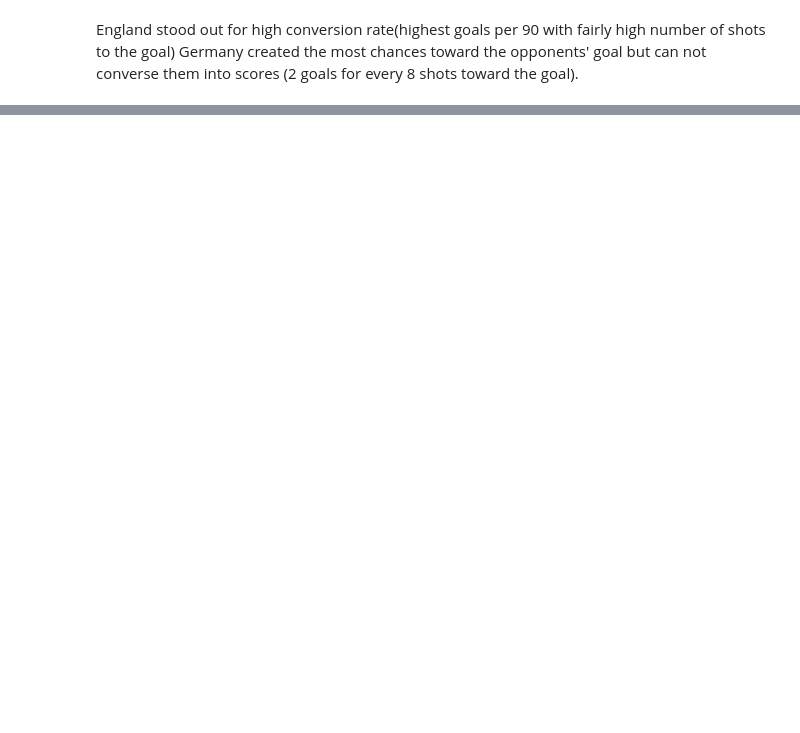
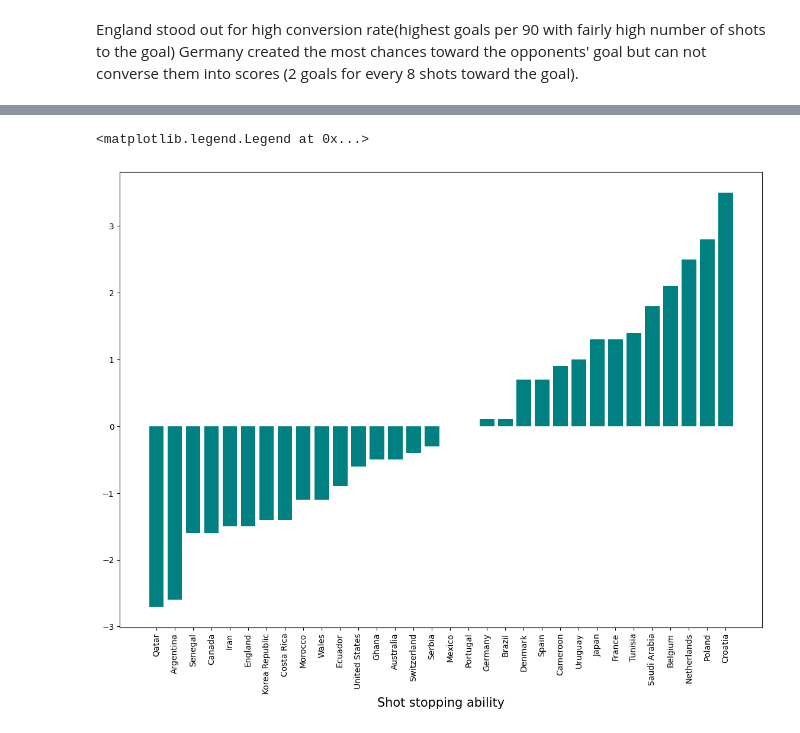
Before and after one commit to RayNguyent/World_Cup_2022, a Jupyter notebook: report.ipynb, the cells around one changed output, grey strips where cells are left out. Drawn from its saved outputs; the diff is of its cells as text; code cells hidden in the pictures; blank space fills up the shorter version.

```diff
--- a/report.ipynb
+++ b/report.ipynb
@@ -217,0 +220,3 @@ J4F
+# %%
+team['shot-stopping_ability'] = team['gk_psxg'] - team['on_goals_against']
+team['shot-stopping_ability']
@@ -217,0 +248,12 @@ J4F
+# %%
+
+plt.figure(figsize=(14,10))
+
+barplot = plt.bar(data=team.sort_values('shot-stopping_ability'),height='shot-stopping_ability',x='team',color='teal')
+plt.xticks(rotation = 90)
+plt.xlabel('Shot stopping ability',loc = 'center',size = 15)
+
+plt.legend([],[], frameon=False)
+# %% [output]
+<matplotlib.legend.Legend at 0x...>
+[figure, added]
```
Also changed, not shown: parts of 11 cells of this notebook.
